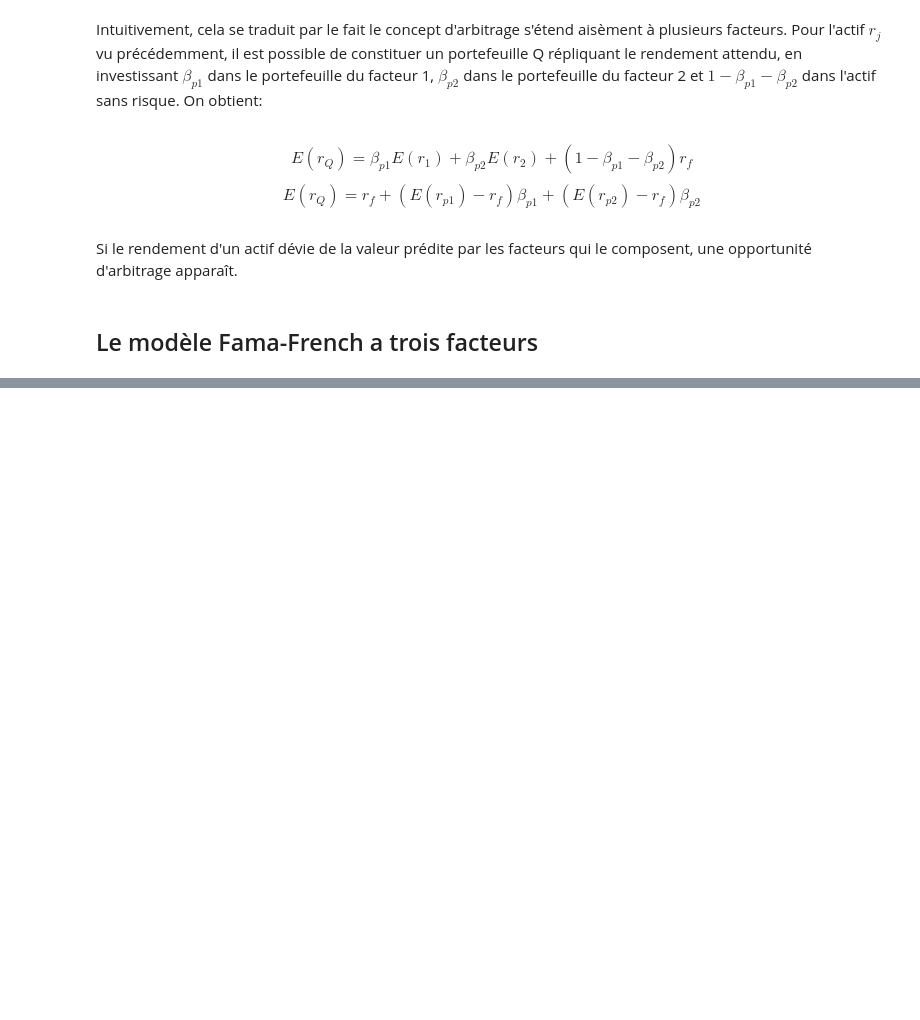
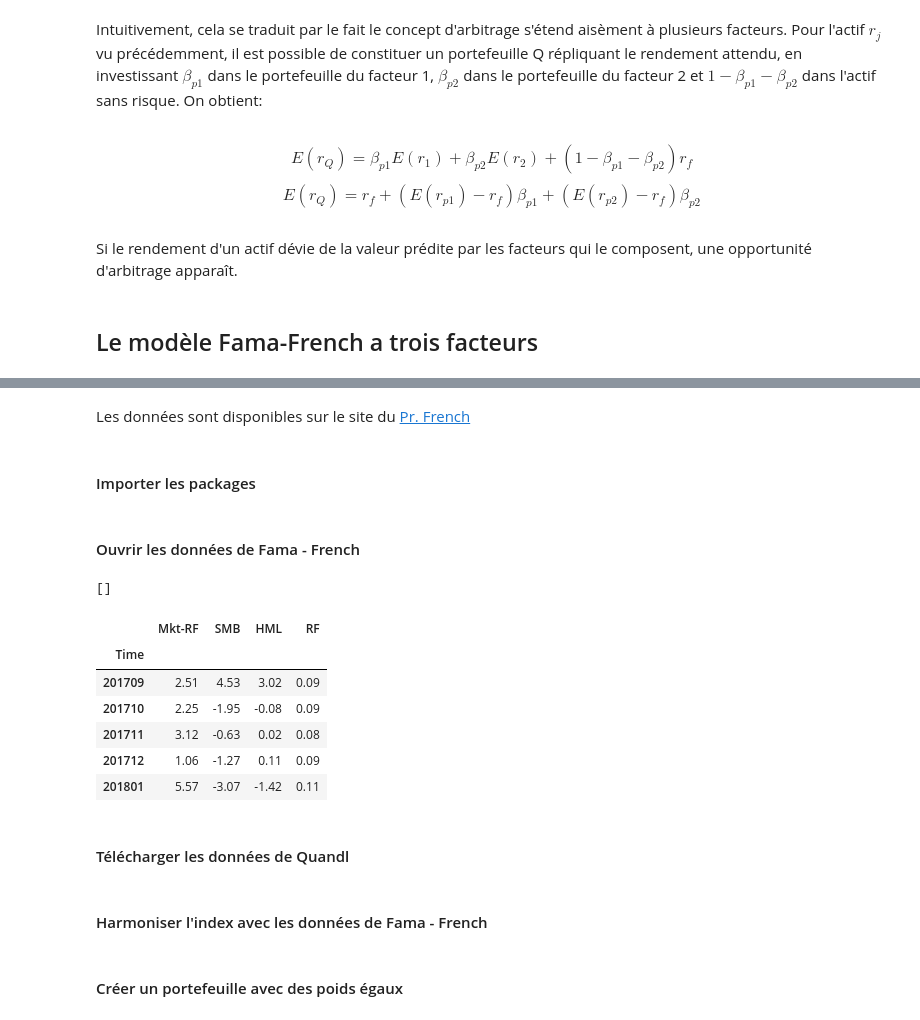
Before and after one commit to nicolasmauhe/theorie_financiere, a Jupyter notebook: Partie_3.ipynb, the cells around one changed output, grey strips where cells are left out. Cells and saved outputs as stored; diff of their text form; code cells hidden in the pictures; blank space fills up the shorter version.

```diff
--- a/Partie_3.ipynb
+++ b/Partie_3.ipynb
@@ -343,0 +390,4 @@ Si le rendement d'un actif dévie de la valeur prédite par les facteurs qui le
+# %% [markdown]
+Les données sont disponibles sur le site du [Pr. French](http://mba.tuck.dartmouth.edu/pages/faculty/ken.french/data_library.html)
+# %% [markdown]
+#### Importer les packages
@@ -343,0 +405,28 @@ Si le rendement d'un actif dévie de la valeur prédite par les facteurs qui le
+# %% [markdown]
+#### Ouvrir les données de Fama - French
+# %%
+data = []
+print(data)
+fichier = open('F-F_Research_Data_Factors.CSV', 'r')
+
+next(fichier)
+for ligne in fichier:
+    data.append(ligne.strip('\n').split(','))
+
+fichier.close()
+data = pd.DataFrame(data, columns=['Time', 'Mkt-RF', 'SMB', 'HML', 'RF'])
+data.set_index('Time', inplace=True)
+data.tail()
+# %% [output]
+[]
+|  | Mkt-RF | SMB | HML | RF |
+| Time |  |  |  |  |
+| 201709 | 2.51 | 4.53 | 3.02 | 0.09 |
+| 201710 | 2.25 | -1.95 | -0.08 | 0.09 |
+| 201711 | 3.12 | -0.63 | 0.02 | 0.08 |
+| 201712 | 1.06 | -1.27 | 0.11 | 0.09 |
+| 201801 | 5.57 | -3.07 | -1.42 | 0.11 |
+# %% [markdown]
+#### Télécharger les données de Quandl
+# %% [markdown]
+#### Harmoniser l'index avec les données de Fama - French
@@ -343,0 +441,2 @@ Si le rendement d'un actif dévie de la valeur prédite par les facteurs qui le
+# %% [markdown]
+#### Créer un portefeuille avec des poids égaux
```
Also changed, not shown: parts of 23 cells of this notebook, 1 other file.
